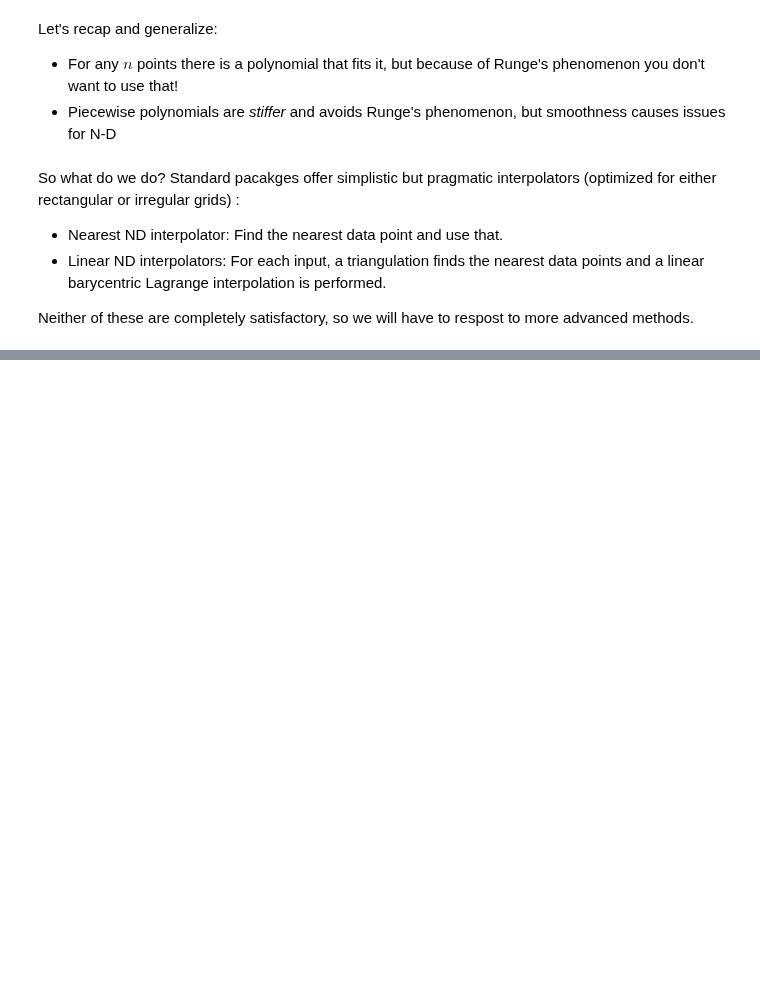
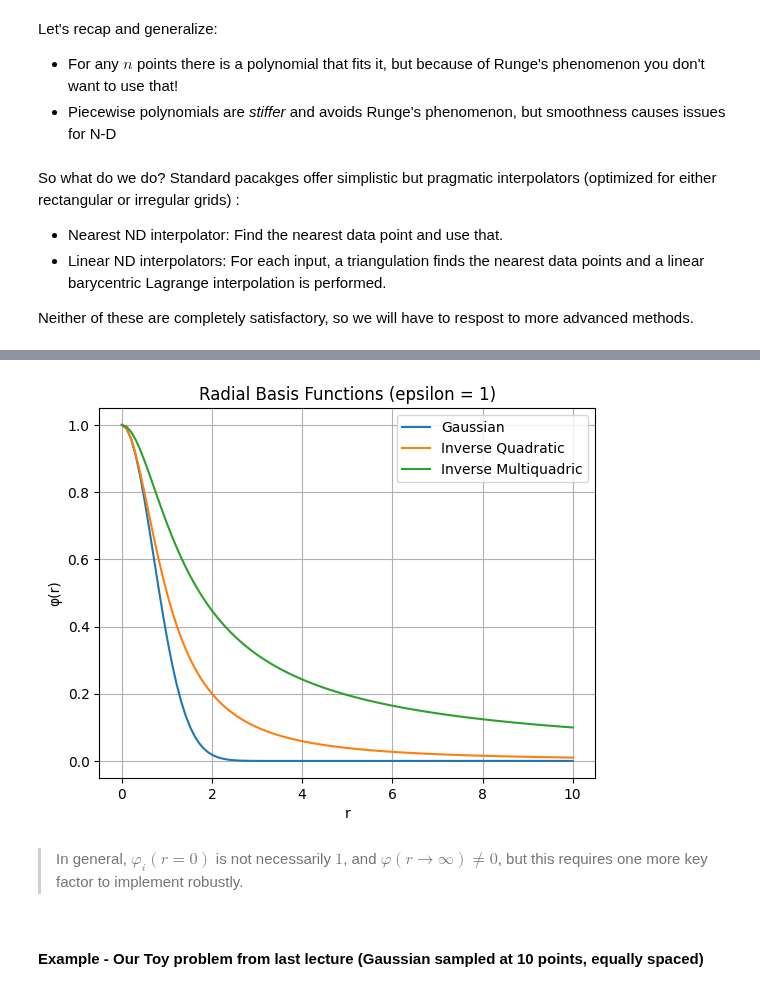
Before and after one commit to mwelland/ENGPHYS_3NM4, a Jupyter notebook: Interpolation.ipynb, the cells around one changed output, grey strips where cells are left out. Cells and saved outputs as stored; diff of their text form; code cells hidden in the pictures; blank space fills up the shorter version.

```diff
--- a/Interpolation.ipynb
+++ b/Interpolation.ipynb
@@ -549,0 +606,43 @@ Neither of these are completely satisfactory, so we will have to respost to more
+# %%
+# prompt: Plot the above radial basis functions for epsilon = 1
+
+import numpy as np
+import matplotlib.pyplot as plt
+
+# Define the radial basis functions
+def gaussian(r, epsilon):
+  return np.exp(-(epsilon * r)**2)
+
+def inverse_quadratic(r, epsilon):
+  return 1 / (1 + (epsilon * r)**2)
+
+def inverse_multiquadric(r, epsilon):
+  return 1 / np.sqrt(1 + (epsilon * r)**2)
+
+epsilon = 1
+
+# Create a range of r values
+r_values = np.linspace(0, 10, 100)
+
+# Calculate the function values for each kernel
+gaussian_values = gaussian(r_values, epsilon)
+inverse_quadratic_values = inverse_quadratic(r_values, epsilon)
+inverse_multiquadric_values = inverse_multiquadric(r_values, epsilon)
+
+# Plot the radial basis functions
+plt.plot(r_values, gaussian_values, label='Gaussian')
+plt.plot(r_values, inverse_quadratic_values, label='Inverse Quadratic')
+plt.plot(r_values, inverse_multiquadric_values, label='Inverse Multiquadric')
+
+plt.xlabel('r')
+plt.ylabel('φ(r)')
+plt.title('Radial Basis Functions (epsilon = 1)')
+plt.legend()
+plt.grid(True)
+plt.show()
+# %% [output]
+[figure, added]
+# %% [markdown]
+> In general, $\varphi_i(r=0)$ is not necessarily $1$, and $\varphi(r \rightarrow \infty) \ne 0$, but this requires one more key factor to implement robustly.
+# %% [markdown]
+#### Example - Our Toy problem from last lecture (Gaussian sampled at 10 points, equally spaced)
```
Also changed, not shown: parts of 12 cells of this notebook.
